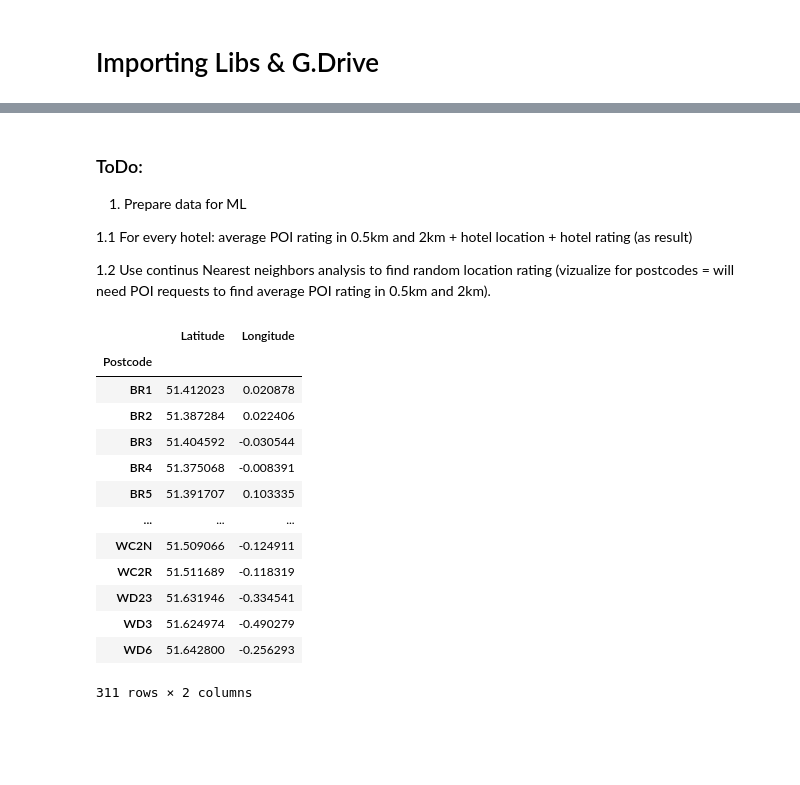
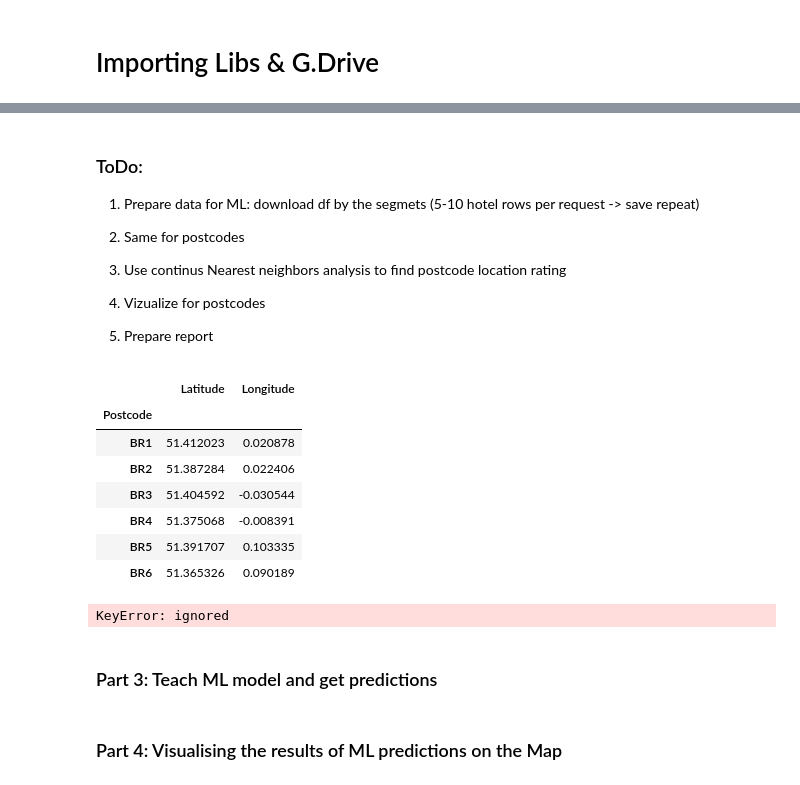
Before and after one commit to Dehyzz/IBM_Capstone, a Jupyter notebook: The_Battle_of_Neighborhoods.ipynb, the cells around one changed output, grey strips where cells are left out. Cells and saved outputs as stored; diff of their text form; code cells hidden in the pictures; blank space fills up the shorter version.

```diff
--- a/The_Battle_of_Neighborhoods.ipynb
+++ b/The_Battle_of_Neighborhoods.ipynb
@@ -111,8 +115,8 @@ hotels_cat = {
               'hotel': '4bf58dd8d48988d1fa931735'
              }
 
-radius = 40*1000 # in km
-LIMIT = 1000
+radius = 5*1000 # in km
+LIMIT = 200
 intent='browse'
 search_query = ''
 url_search = 'https://api.foursquare.com/v2/venues/search?'
@@ -286,0 +272,10 @@ def get_poi_data(category, latitude, longitude, radius=2000):
+# %%
+### POI analysis for location
+col_names = list(categories)
+avg_poi_df = pd.DataFrame(columns=col_names)
+# Iterate hotels to add columns with POI rating analysis
+for index, row in hotels.iterrows():
+  latitude, longitude = row['location.lat'], row['location.lng']
+  avg_poi_df.loc[index] = get_poi_analysis(latitude, longitude)
+hotels = pd.concat([hotels, avg_poi_df], axis=1)
+print(hotels.head(6))
@@ -287,15 +298,5 @@ def get_poi_data(category, latitude, longitude, radius=2000):
 # %%
-### POI download & save to G.Drive
-poi = pd.DataFrame()
-poi_df = pd.DataFrame()
-for category in categories.values():
-  poi = get_poi_data(category, latitude, longitude,  radius=500)
-  poi_df = poi_df.append(poi, ignore_index=True)
-
 # Save to G.Drive
-temp = poi.to_csv(index=False)
+temp = hotels.to_csv(index=False)
 with open('/content/drive/My Drive/Colab_disk/poi.csv', 'w') as f:
   f.write(temp)
-
-poi_df.info()
-poi_df.head(4)
@@ -401,29 +303,43 @@ memory usage: 10.0+ KB
-# %% [markdown]
-### ToDo:
-1. Prepare data for ML
-
-1.1 For every hotel: average POI rating in 0.5km and 2km + hotel location + hotel rating (as result)
-
-1.2 Use continus Nearest neighbors analysis to find random location rating (vizualize for postcodes = will need POI requests to find average POI rating in 0.5km and 2km).
+# %% [markdown]
+### ToDo:
+1. Prepare data for ML: download df by the segmets (5-10 hotel rows per request -> save repeat)
+
+2. Same for postcodes
+
+3. Use continus Nearest neighbors analysis to find postcode location rating
+
+4. Vizualize for postcodes
+
+5. Prepare report
 # %%
-# 2.1 Reading and preparing all of Greater London postcodes (by outcode) and get average location (coordinates)
-import pandas as pd
+# Reading and preparing all of Greater London postcodes (by outcode) and get average location (coordinates)
 postcodes = pd.read_csv('https://raw.githubusercontent.com/Dehyzz/IBM_Capstone/master/London%20postcodes.csv')
 postcodes["Postcode"] = postcodes["Postcode"].str.split().str[0]
 postcodes = postcodes.groupby(['Postcode']).mean()
-postcodes
+postcodes.head(6)
+
+# Save to G.Drive
+temp = postcodes.to_csv(index=False)
+with open('/content/drive/My Drive/Colab_disk/postcodes.csv', 'w') as f:
+  f.write(temp)
 # %% [output]
 |  | Latitude | Longitude |
 | Postcode |  |  |
 | BR1 | 51.412023 | 0.020878 |
 | BR2 | 51.387284 | 0.022406 |
 | BR3 | 51.404592 | -0.030544 |
 | BR4 | 51.375068 | -0.008391 |
 | BR5 | 51.391707 | 0.103335 |
-| ... | ... | ... |
-| WC2N | 51.509066 | -0.124911 |
-| WC2R | 51.511689 | -0.118319 |
-| WD23 | 51.631946 | -0.334541 |
-| WD3 | 51.624974 | -0.490279 |
-| WD6 | 51.642800 | -0.256293 |
+| BR6 | 51.365326 | 0.090189 |
-311 rows × 2 columns
+# %%
+### POI analysis every postcode
+col_names = list(categories)
+avg_poi_df = pd.DataFrame(columns=col_names)
+# Iterate postcodes to add columns with POI rating analysis
+for index, row in postcodes.iterrows():
+  latitude, longitude = row['Latitude'], row['Longitude']
+  avg_poi_df.loc[index] = get_poi_analysis(latitude, longitude)
+postcodes = pd.concat([hotels, avg_poi_df], axis=1)
+print(postcodes.head(6))
+# %% [output]
+KeyError: ignored
@@ -429,0 +351,4 @@ postcodes
+# %% [markdown]
+### Part 3: Teach ML model and get predictions
+# %% [markdown]
+### Part 4: Visualising the results of ML predictions on the Map
```
Also changed, not shown: parts of 18 cells of this notebook.
